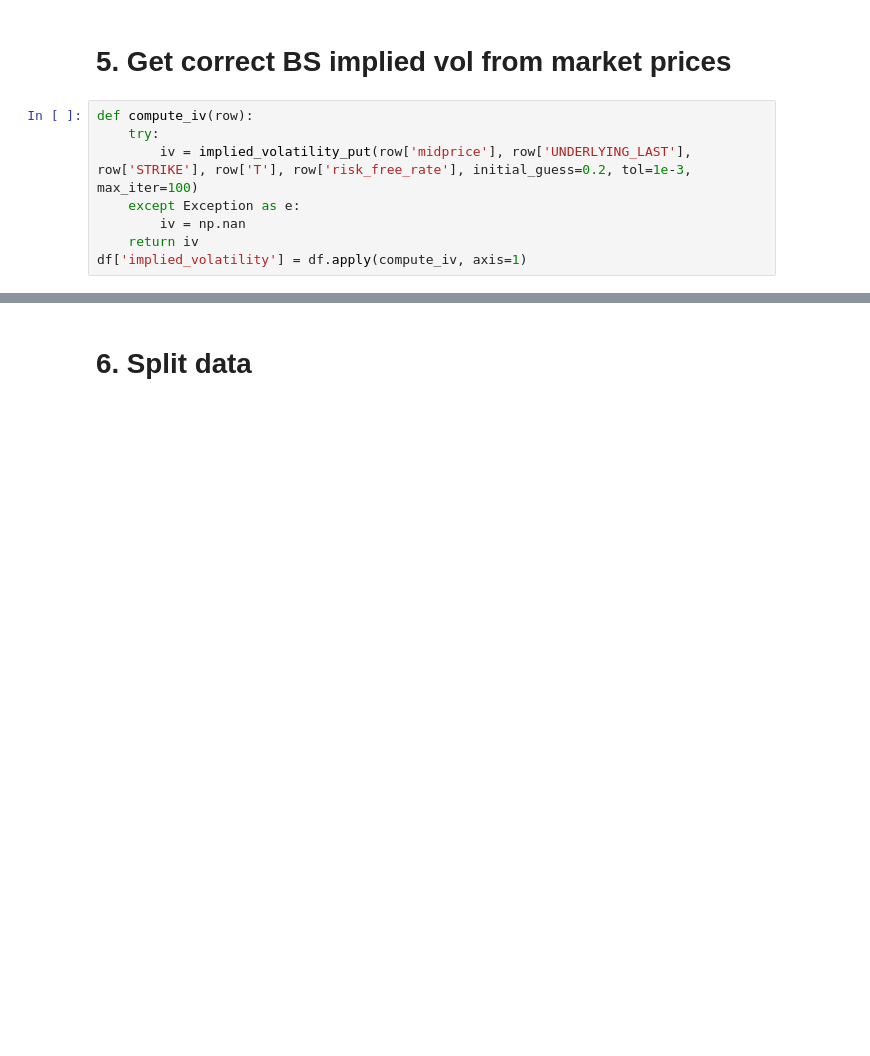
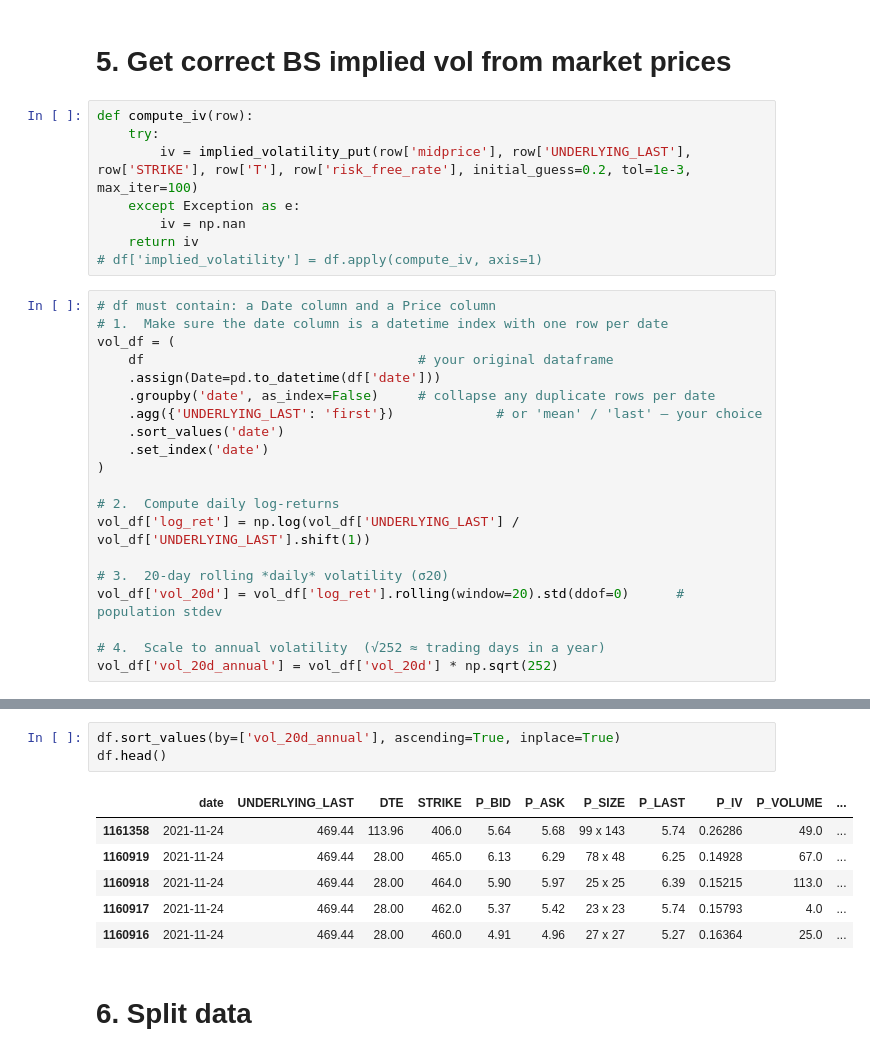
Before and after one commit to VictorFRasmussen/Neural-Networks-in-Finance, a Jupyter notebook: Options_pricing.ipynb, the cells around one changed output, grey strips where cells are left out. Cells and saved outputs as stored; diff of their text form; blank space fills up the shorter version.

```diff
--- a/Options_pricing.ipynb
+++ b/Options_pricing.ipynb
@@ -85,4 +87,24 @@ def compute_iv(row):
     except Exception as e:
         iv = np.nan
     return iv
-df['implied_volatility'] = df.apply(compute_iv, axis=1)
+# df['implied_volatility'] = df.apply(compute_iv, axis=1)
+# %%
+# df must contain: a Date column and a Price column
+# 1.  Make sure the date column is a datetime index with one row per date
+vol_df = (
+    df                                   # your original dataframe
+    .assign(Date=pd.to_datetime(df['date']))
+    .groupby('date', as_index=False)     # collapse any duplicate rows per date
+    .agg({'UNDERLYING_LAST': 'first'})             # or 'mean' / 'last' – your choice
+    .sort_values('date')
+    .set_index('date')
+)
+
+# 2.  Compute daily log-returns
+vol_df['log_ret'] = np.log(vol_df['UNDERLYING_LAST'] / vol_df['UNDERLYING_LAST'].shift(1))
+
+# 3.  20-day rolling *daily* volatility (σ20)
+vol_df['vol_20d'] = vol_df['log_ret'].rolling(window=20).std(ddof=0)      # population stdev
+
+# 4.  Scale to annual volatility  (√252 ≈ trading days in a year)
+vol_df['vol_20d_annual'] = vol_df['vol_20d'] * np.sqrt(252)
@@ -89,3 +123,13 @@ df['implied_volatility'] = df.apply(compute_iv, axis=1)
+# %%
+df.sort_values(by=['vol_20d_annual'], ascending=True, inplace=True)
+df.head()
+# %% [output]
+|  | date | UNDERLYING_LAST | DTE | STRIKE | P_BID | P_ASK | P_SIZE | P_LAST | P_IV | P_VOLUME | ... |
+| 1161358 | 2021-11-24 | 469.44 | 113.96 | 406.0 | 5.64 | 5.68 | 99 x 143 | 5.74 | 0.26286 | 49.0 | ... |
+| 1160919 | 2021-11-24 | 469.44 | 28.00 | 465.0 | 6.13 | 6.29 | 78 x 48 | 6.25 | 0.14928 | 67.0 | ... |
+| 1160918 | 2021-11-24 | 469.44 | 28.00 | 464.0 | 5.90 | 5.97 | 25 x 25 | 6.39 | 0.15215 | 113.0 | ... |
+| 1160917 | 2021-11-24 | 469.44 | 28.00 | 462.0 | 5.37 | 5.42 | 23 x 23 | 5.74 | 0.15793 | 4.0 | ... |
+| 1160916 | 2021-11-24 | 469.44 | 28.00 | 460.0 | 4.91 | 4.96 | 27 x 27 | 5.27 | 0.16364 | 25.0 | ... |
 # %% [markdown]
 # 6. Split data
 # %%
```
Also changed, not shown: parts of 24 cells of this notebook, 4 other files.
